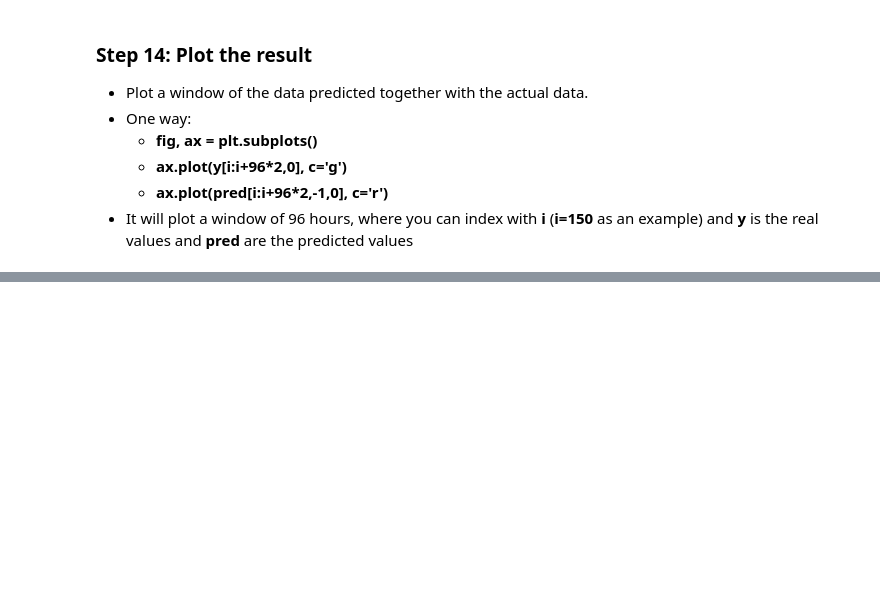
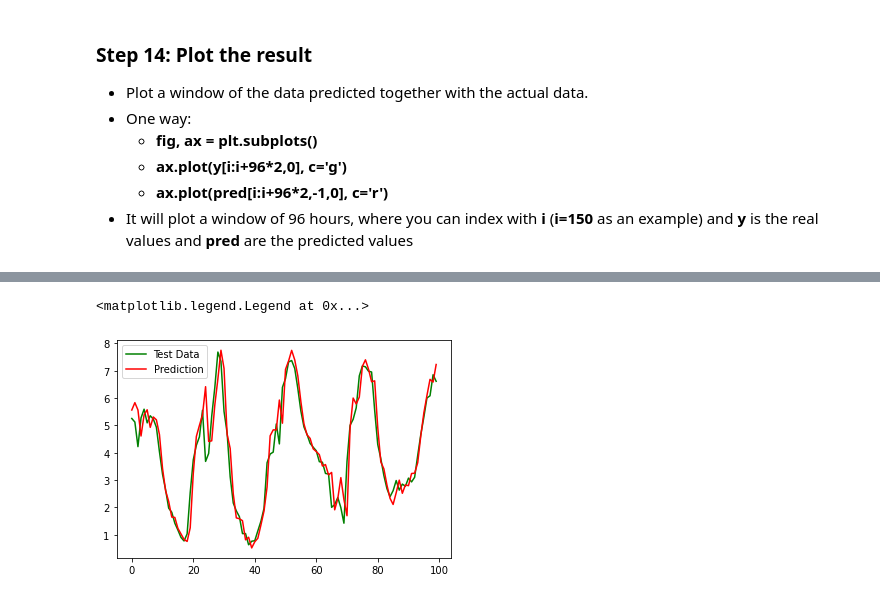
Before and after one commit to francoschroeder/ProyectoFinal, a Jupyter notebook: ExperimentoModeloFranco.ipynb, the cells around one changed output, grey strips where cells are left out. Cells and saved outputs as stored; diff of their text form; code cells hidden in the pictures; blank space fills up the shorter version.

```diff
--- a/ExperimentoModeloFranco.ipynb
+++ b/ExperimentoModeloFranco.ipynb
@@ -216,0 +231,11 @@ plt.legend()
+# %%
+fig, ax = plt.subplots()
+
+i = 150
+
+ax.plot(y_real[1000:1100], c='g', label="Test Data")
+ax.plot(y_pred[1000:1100], c='r', label="Prediction")
+plt.legend()
+# %% [output]
+<matplotlib.legend.Legend at 0x...>
+[figure, added]
```
Also changed, not shown: parts of 6 cells of this notebook, 1 other file.
